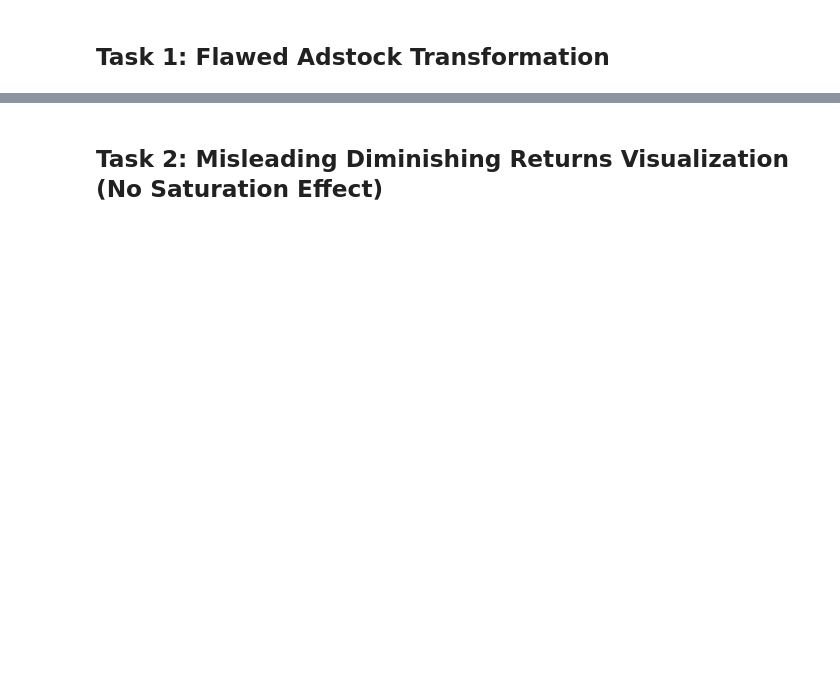
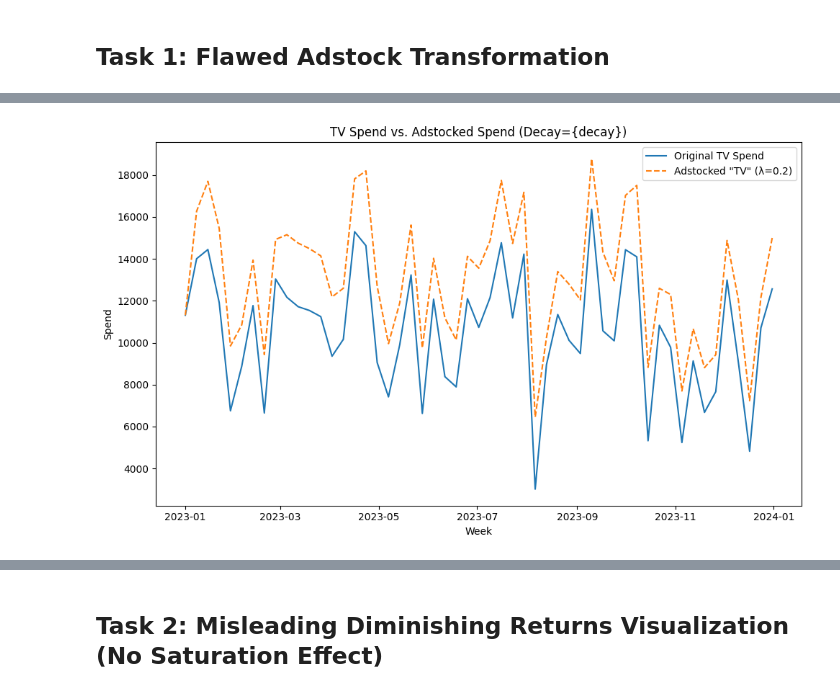
Before and after one commit to omkar-dalvi/ml-debug-hackathon-2025, a Jupyter notebook: notebooks/corrected/featureengineeringcorrectedazureartifact.ipynb, the cells around one changed output, grey strips where cells are left out. Cells and saved outputs as stored; diff of their text form; code cells hidden in the pictures; blank space fills up the shorter version.

```diff
--- a/notebooks/corrected/featureengineeringcorrectedazureartifact.ipynb
+++ b/notebooks/corrected/featureengineeringcorrectedazureartifact.ipynb
@@ -167,0 +247,4 @@ plot_buggy_adstock()
+# %%
+plot_adstock_corrected(decay=0.2)
+# %% [output]
+[figure, added]
```
Also changed, not shown: parts of 13 cells of this notebook, 1 other file.
